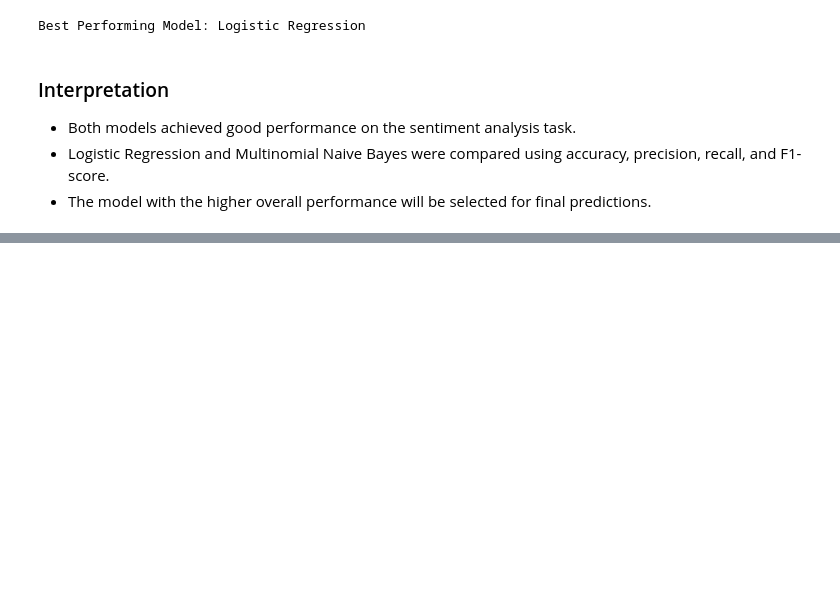
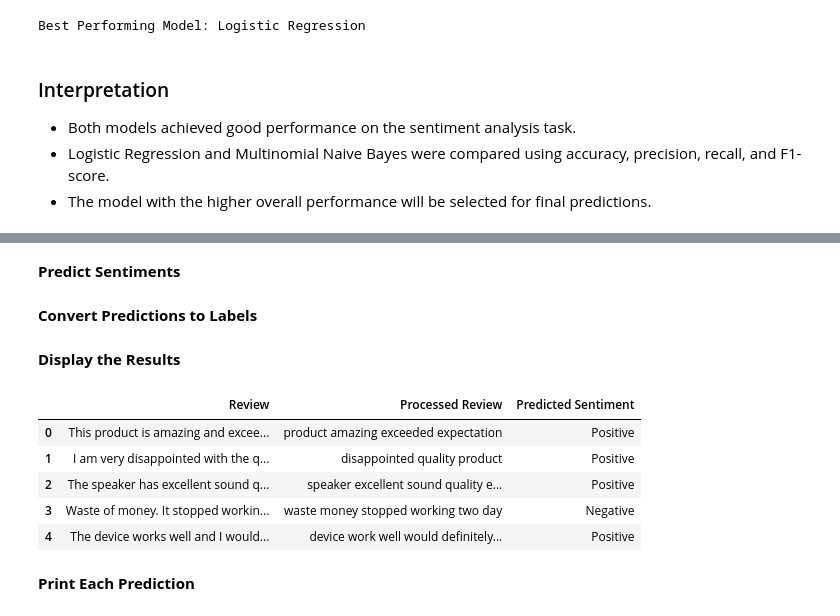
Before and after one commit to TahaBhatti786/Sentiment-Analysis-of-Product-Reviews, a Jupyter notebook: notebooks/sentiment_analysis.ipynb, the cells around one changed output, grey strips where cells are left out. Drawn from its saved outputs; the diff is of its cells as text; code cells hidden in the pictures; blank space fills up the shorter version.

Commit message:
Test best model on custom product reviews

```diff
--- a/notebooks/sentiment_analysis.ipynb
+++ b/notebooks/sentiment_analysis.ipynb
@@ -1314,0 +1329,9 @@ Best Performing Model: Logistic Regression
+# %%
+processed_reviews = []
+
+for review in custom_reviews:
+    review = clean_text(review)
+    review = remove_stopwords(review)
+    review = lemmatize_text(review)
+
+    processed_reviews.append(review)
@@ -1314,0 +1340,32 @@ Best Performing Model: Logistic Regression
+# %%
+custom_vectors = tfidf_vectorizer.transform(processed_reviews)
+# %% [markdown]
+**Predict Sentiments**
+# %%
+predictions = logistic_model.predict(custom_vectors)
+# %% [markdown]
+**Convert Predictions to Labels**
+# %%
+labels = [
+    "Positive" if prediction == 1 else "Negative"
+    for prediction in predictions
+]
+# %% [markdown]
+**Display the Results**
+# %%
+results_df = pd.DataFrame({
+    "Review": custom_reviews,
+    "Processed Review": processed_reviews,
+    "Predicted Sentiment": labels
+})
+
+results_df
+# %% [output]
+|  | Review | Processed Review | Predicted Sentiment |
+| 0 | This product is amazing and excee... | product amazing exceeded expectation | Positive |
+| 1 | I am very disappointed with the q... | disappointed quality product | Positive |
+| 2 | The speaker has excellent sound q... | speaker excellent sound quality e... | Positive |
+| 3 | Waste of money. It stopped workin... | waste money stopped working two day | Negative |
+| 4 | The device works well and I would... | device work well would definitely... | Positive |
+# %% [markdown]
+**Print Each Prediction**
```
Also changed, not shown: parts of 7 cells of this notebook.
